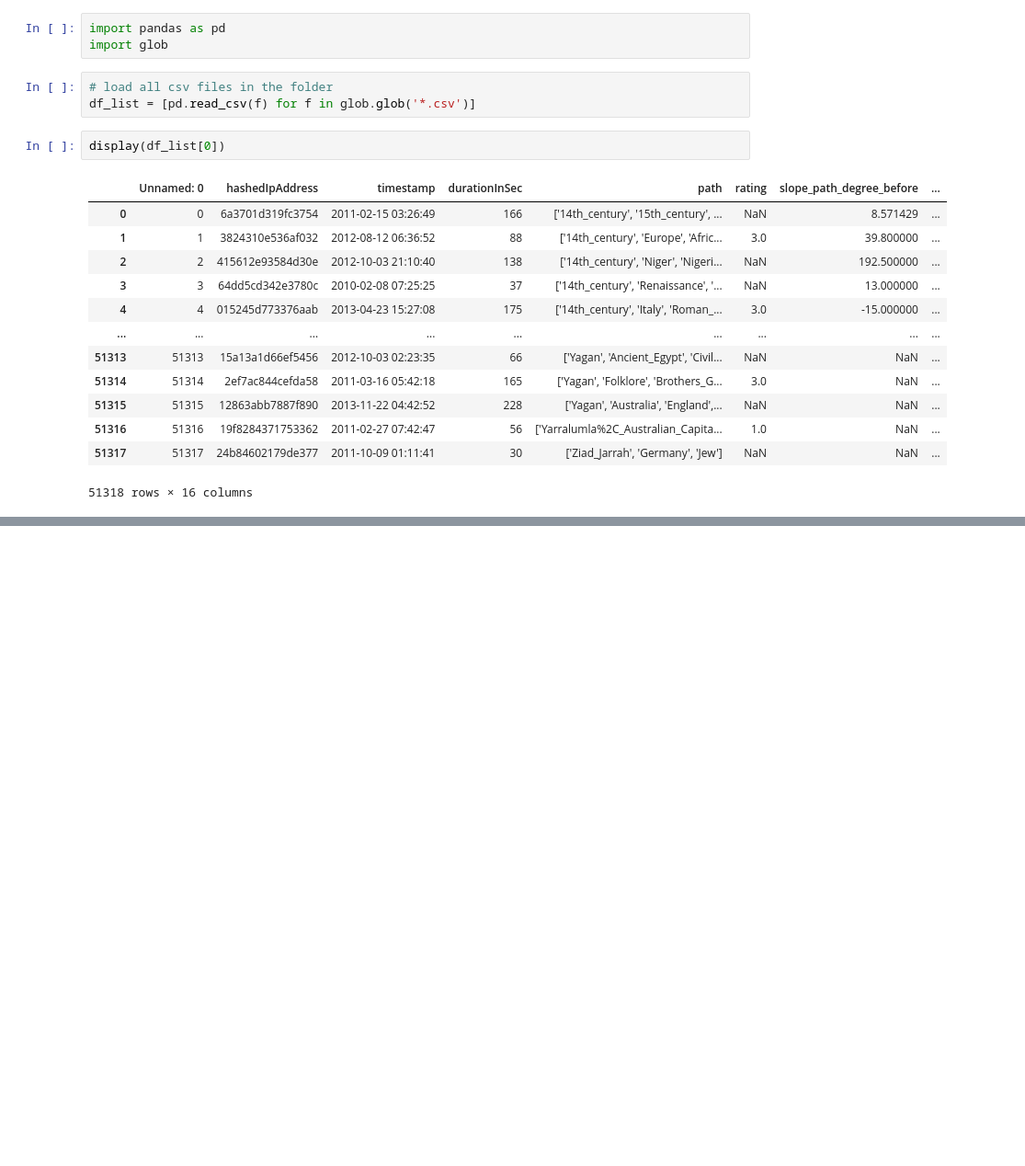
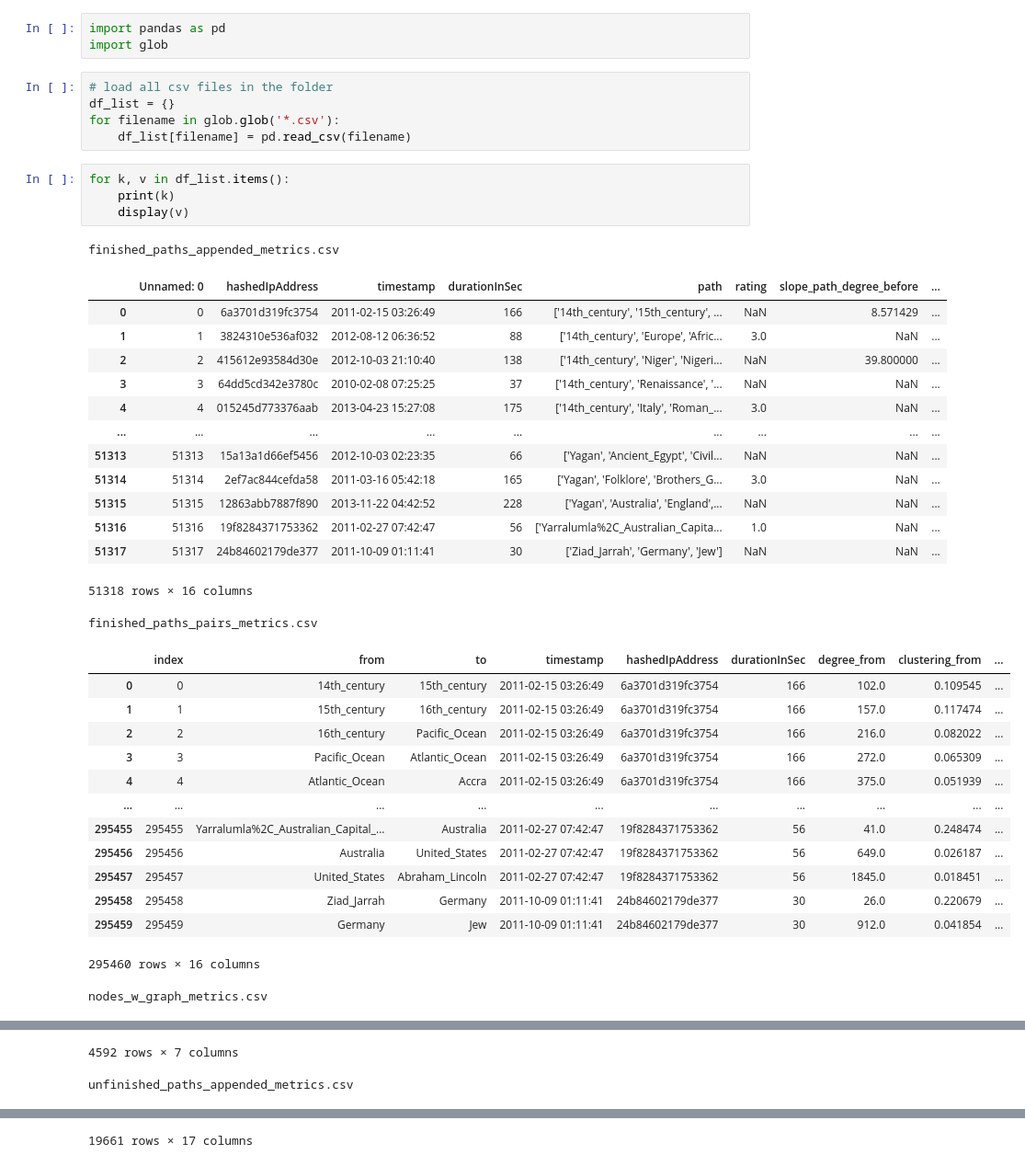
Before and after one commit to epfl-ada/ada-2023-project-adamants, a Jupyter notebook: data/p3_extra_data/test.ipynb, the cells around one changed output, grey strips where cells are left out. Shown at 92% size. Cells and saved outputs as stored; diff of their text form; blank space fills up the shorter version.

```diff
--- a/data/p3_extra_data/test.ipynb
+++ b/data/p3_extra_data/test.ipynb
@@ -3,20 +3,40 @@ import pandas as pd
 import glob
 # %%
 # load all csv files in the folder
-df_list = [pd.read_csv(f) for f in glob.glob('*.csv')]
+df_list = {}
+for filename in glob.glob('*.csv'):
+    df_list[filename] = pd.read_csv(filename)
-# %%
-display(df_list[0])
-# %% [output]
-|  | Unnamed: 0 | hashedIpAddress | timestamp | durationInSec | path | rating | slope_path_degree_before | ... |
-| 0 | 0 | 6a3701d319fc3754 | 2011-02-15 03:26:49 | 166 | ['14th_century', '15th_century', ... | NaN | 8.571429 | ... |
-| 1 | 1 | 3824310e536af032 | 2012-08-12 06:36:52 | 88 | ['14th_century', 'Europe', 'Afric... | 3.0 | 39.800000 | ... |
-| 2 | 2 | 415612e93584d30e | 2012-10-03 21:10:40 | 138 | ['14th_century', 'Niger', 'Nigeri... | NaN | 192.500000 | ... |
-| 3 | 3 | 64dd5cd342e3780c | 2010-02-08 07:25:25 | 37 | ['14th_century', 'Renaissance', '... | NaN | 13.000000 | ... |
-| 4 | 4 | 015245d773376aab | 2013-04-23 15:27:08 | 175 | ['14th_century', 'Italy', 'Roman_... | 3.0 | -15.000000 | ... |
-| ... | ... | ... | ... | ... | ... | ... | ... | ... |
-| 51313 | 51313 | 15a13a1d66ef5456 | 2012-10-03 02:23:35 | 66 | ['Yagan', 'Ancient_Egypt', 'Civil... | NaN | NaN | ... |
-| 51314 | 51314 | 2ef7ac844cefda58 | 2011-03-16 05:42:18 | 165 | ['Yagan', 'Folklore', 'Brothers_G... | 3.0 | NaN | ... |
-| 51315 | 51315 | 12863abb7887f890 | 2013-11-22 04:42:52 | 228 | ['Yagan', 'Australia', 'England',... | NaN | NaN | ... |
-| 51316 | 51316 | 19f8284371753362 | 2011-02-27 07:42:47 | 56 | ['Yarralumla%2C_Australian_Capita... | 1.0 | NaN | ... |
-| 51317 | 51317 | 24b84602179de377 | 2011-10-09 01:11:41 | 30 | ['Ziad_Jarrah', 'Germany', 'Jew'] | NaN | NaN | ... |
-51318 rows × 16 columns
+# %%
+for k, v in df_list.items():
+    print(k)
+    display(v)
+# %% [output]
+finished_paths_appended_metrics.csv
+|  | Unnamed: 0 | hashedIpAddress | timestamp | durationInSec | path | rating | slope_path_degree_before | ... |
+| 0 | 0 | 6a3701d319fc3754 | 2011-02-15 03:26:49 | 166 | ['14th_century', '15th_century', ... | NaN | 8.571429 | ... |
+| 1 | 1 | 3824310e536af032 | 2012-08-12 06:36:52 | 88 | ['14th_century', 'Europe', 'Afric... | 3.0 | NaN | ... |
+| 2 | 2 | 415612e93584d30e | 2012-10-03 21:10:40 | 138 | ['14th_century', 'Niger', 'Nigeri... | NaN | 39.800000 | ... |
+| 3 | 3 | 64dd5cd342e3780c | 2010-02-08 07:25:25 | 37 | ['14th_century', 'Renaissance', '... | NaN | NaN | ... |
+| 4 | 4 | 015245d773376aab | 2013-04-23 15:27:08 | 175 | ['14th_century', 'Italy', 'Roman_... | 3.0 | NaN | ... |
+| ... | ... | ... | ... | ... | ... | ... | ... | ... |
+| 51313 | 51313 | 15a13a1d66ef5456 | 2012-10-03 02:23:35 | 66 | ['Yagan', 'Ancient_Egypt', 'Civil... | NaN | NaN | ... |
+| 51314 | 51314 | 2ef7ac844cefda58 | 2011-03-16 05:42:18 | 165 | ['Yagan', 'Folklore', 'Brothers_G... | 3.0 | NaN | ... |
+| 51315 | 51315 | 12863abb7887f890 | 2013-11-22 04:42:52 | 228 | ['Yagan', 'Australia', 'England',... | NaN | NaN | ... |
+| 51316 | 51316 | 19f8284371753362 | 2011-02-27 07:42:47 | 56 | ['Yarralumla%2C_Australian_Capita... | 1.0 | NaN | ... |
+| 51317 | 51317 | 24b84602179de377 | 2011-10-09 01:11:41 | 30 | ['Ziad_Jarrah', 'Germany', 'Jew'] | NaN | NaN | ... |
+51318 rows × 16 columns
+finished_paths_pairs_metrics.csv
+|  | index | from | to | timestamp | hashedIpAddress | durationInSec | degree_from | clustering_from | ... |
+| 0 | 0 | 14th_century | 15th_century | 2011-02-15 03:26:49 | 6a3701d319fc3754 | 166 | 102.0 | 0.109545 | ... |
+| 1 | 1 | 15th_century | 16th_century | 2011-02-15 03:26:49 | 6a3701d319fc3754 | 166 | 157.0 | 0.117474 | ... |
+| 2 | 2 | 16th_century | Pacific_Ocean | 2011-02-15 03:26:49 | 6a3701d319fc3754 | 166 | 216.0 | 0.082022 | ... |
+| 3 | 3 | Pacific_Ocean | Atlantic_Ocean | 2011-02-15 03:26:49 | 6a3701d319fc3754 | 166 | 272.0 | 0.065309 | ... |
+| 4 | 4 | Atlantic_Ocean | Accra | 2011-02-15 03:26:49 | 6a3701d319fc3754 | 166 | 375.0 | 0.051939 | ... |
+| ... | ... | ... | ... | ... | ... | ... | ... | ... | ... |
+| 295455 | 295455 | Yarralumla%2C_Australian_Capital_... | Australia | 2011-02-27 07:42:47 | 19f8284371753362 | 56 | 41.0 | 0.248474 | ... |
+| 295456 | 295456 | Australia | United_States | 2011-02-27 07:42:47 | 19f8284371753362 | 56 | 649.0 | 0.026187 | ... |
+| 295457 | 295457 | United_States | Abraham_Lincoln | 2011-02-27 07:42:47 | 19f8284371753362 | 56 | 1845.0 | 0.018451 | ... |
+| 295458 | 295458 | Ziad_Jarrah | Germany | 2011-10-09 01:11:41 | 24b84602179de377 | 30 | 26.0 | 0.220679 | ... |
+| 295459 | 295459 | Germany | Jew | 2011-10-09 01:11:41 | 24b84602179de377 | 30 | 912.0 | 0.041854 | ... |
+295460 rows × 16 columns
+nodes_w_graph_metrics.csv
@@ -22,0 +55,2 @@ display(df_list[0])
+4592 rows × 7 columns
+unfinished_paths_appended_metrics.csv
@@ -22,0 +69 @@ display(df_list[0])
+19661 rows × 17 columns
```
Also changed, not shown: parts of 2 cells of this notebook, 8 other files.
